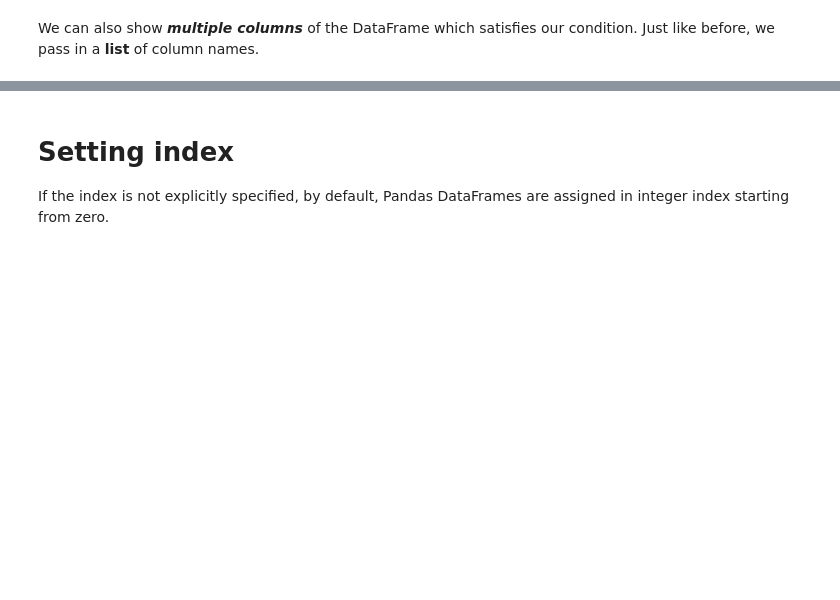
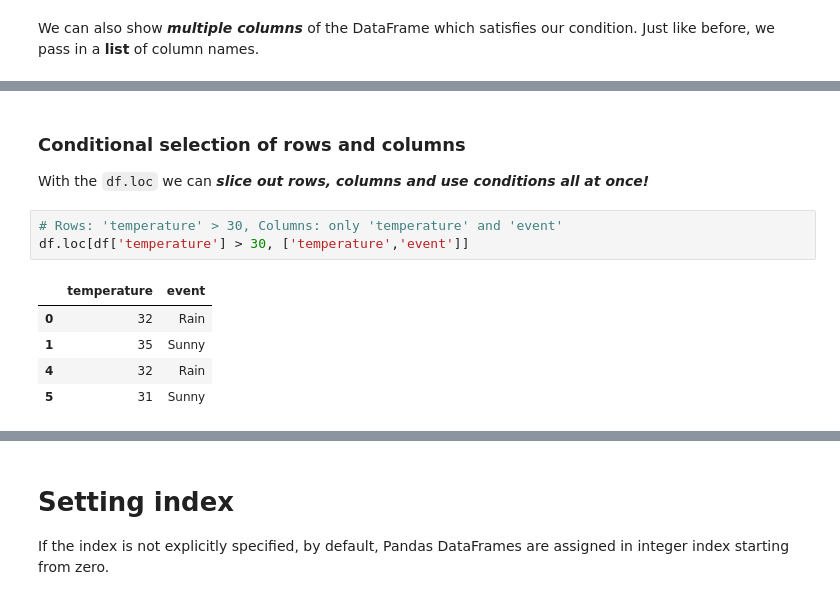
Before and after one commit to AmitBaroi/Codebasics---Pandas, a Jupyter notebook: 1_DataFrame basics.ipynb, the cells around one changed output, grey strips where cells are left out. Drawn from its saved outputs; the diff is of its cells as text; blank space fills up the shorter version.

```diff
--- a/1_DataFrame basics.ipynb
+++ b/1_DataFrame basics.ipynb
@@ -181,0 +199,12 @@ df[df.temperature == df.temperature.max()][['day', 'temperature']]
+# %% [markdown]
+### Conditional selection of rows and columns
+With the `df.loc` we can ___slice out rows, columns and use conditions all at once!___
+# %%
+# Rows: 'temperature' > 30, Columns: only 'temperature' and 'event'
+df.loc[df['temperature'] > 30, ['temperature','event']]
+# %% [output]
+|  | temperature | event |
+| 0 | 32 | Rain |
+| 1 | 35 | Sunny |
+| 4 | 32 | Rain |
+| 5 | 31 | Sunny |
```
Also changed, not shown: parts of 16 cells of this notebook, 6 other files.
